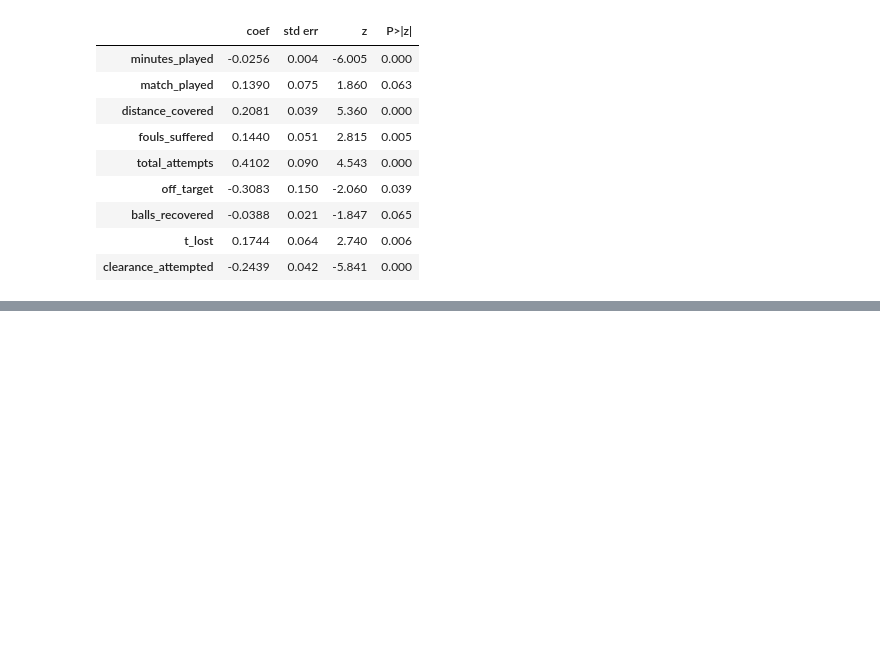
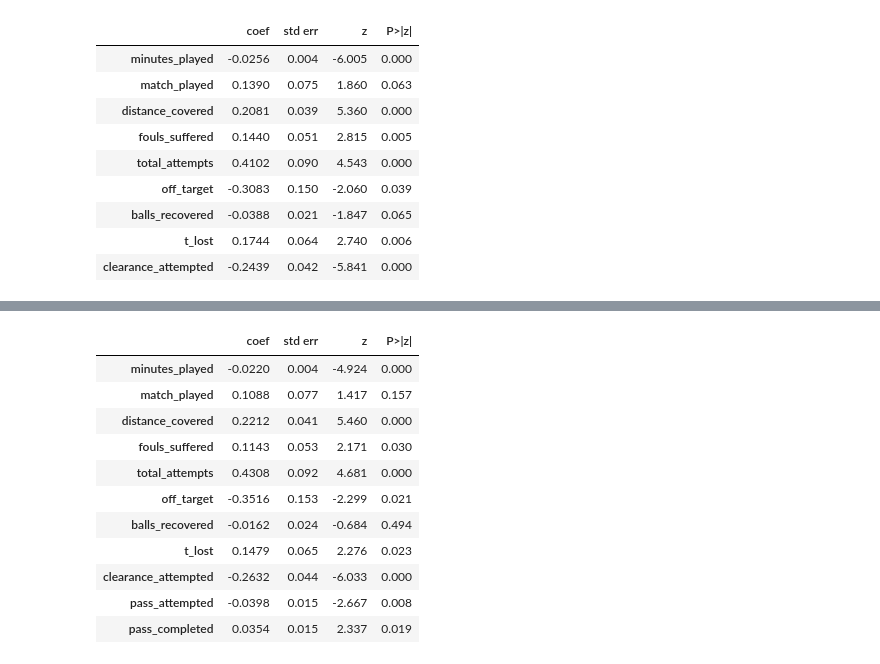
Before and after one commit to Kyle4646/CSE2600_finalproject, a Jupyter notebook: featureselect.ipynb, the cells around one changed output, grey strips where cells are left out. Saved outputs shown, nothing was run; the diff lists cells and outputs as text; code cells hidden in the pictures; blank space fills up the shorter version.

```diff
--- a/featureselect.ipynb
+++ b/featureselect.ipynb
@@ -1379,0 +1467,2 @@ summarize(results)
+# %%
+new_mega_UCL = new_mega_UCL.drop(columns=['pass_accuracy'], errors='ignore')
@@ -1379,0 +1539,18 @@ summarize(results)
+# %%
+# 1. Remove any old versions if they exist
+cols_to_drop = [c for c in new_mega_UCL.columns if c.startswith('pass_completed')]
+new_mega_UCL = new_mega_UCL.drop(columns=cols_to_drop, errors='ignore')
+
+# 2. Extract pass_completed from distribution dataset
+distribution_passcompleted = distribution_UCL[['player_name', 'club', 'pass_completed']]
+
+# 3. Merge
+new_mega_UCL = new_mega_UCL.merge(
+    distribution_passcompleted,
+    on=['player_name', 'club'],
+    how='left'
+)
+
+# 4. Fill missing with 0
+new_mega_UCL['pass_completed'] = new_mega_UCL['pass_completed'].fillna(0)
+new_mega_UCL
@@ -1379,0 +1586,24 @@ summarize(results)
+# %%
+# Predictors
+X_UCL_key = new_mega_UCL.drop(columns=['player_name', 'club', 'position', 'position_binary'])
+X_UCL_key = X_UCL_key.apply(pd.to_numeric, errors='coerce').fillna(0)
+
+# Target
+Y_UCL_key = new_mega_UCL['position_binary'].astype(int)
+
+glm = sm.GLM(Y_UCL_key, X_UCL_key, family=sm.families.Binomial())
+results = glm.fit()
+summarize(results)
+# %% [output]
+|  | coef | std err | z | P>|z| |
+| minutes_played | -0.0220 | 0.004 | -4.924 | 0.000 |
+| match_played | 0.1088 | 0.077 | 1.417 | 0.157 |
+| distance_covered | 0.2212 | 0.041 | 5.460 | 0.000 |
+| fouls_suffered | 0.1143 | 0.053 | 2.171 | 0.030 |
+| total_attempts | 0.4308 | 0.092 | 4.681 | 0.000 |
+| off_target | -0.3516 | 0.153 | -2.299 | 0.021 |
+| balls_recovered | -0.0162 | 0.024 | -0.684 | 0.494 |
+| t_lost | 0.1479 | 0.065 | 2.276 | 0.023 |
+| clearance_attempted | -0.2632 | 0.044 | -6.033 | 0.000 |
+| pass_attempted | -0.0398 | 0.015 | -2.667 | 0.008 |
+| pass_completed | 0.0354 | 0.015 | 2.337 | 0.019 |
```
Also changed, not shown: parts of 27 cells of this notebook.
